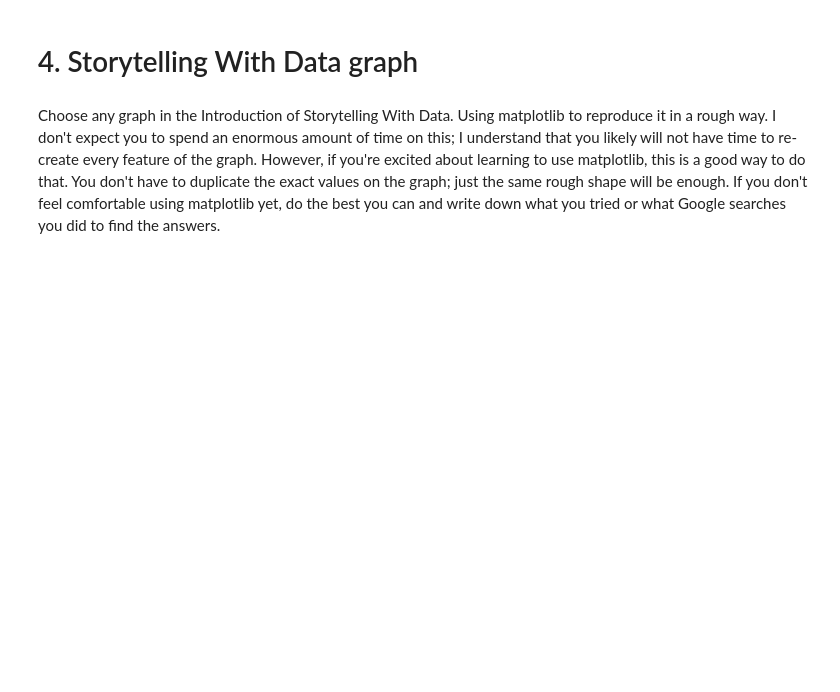
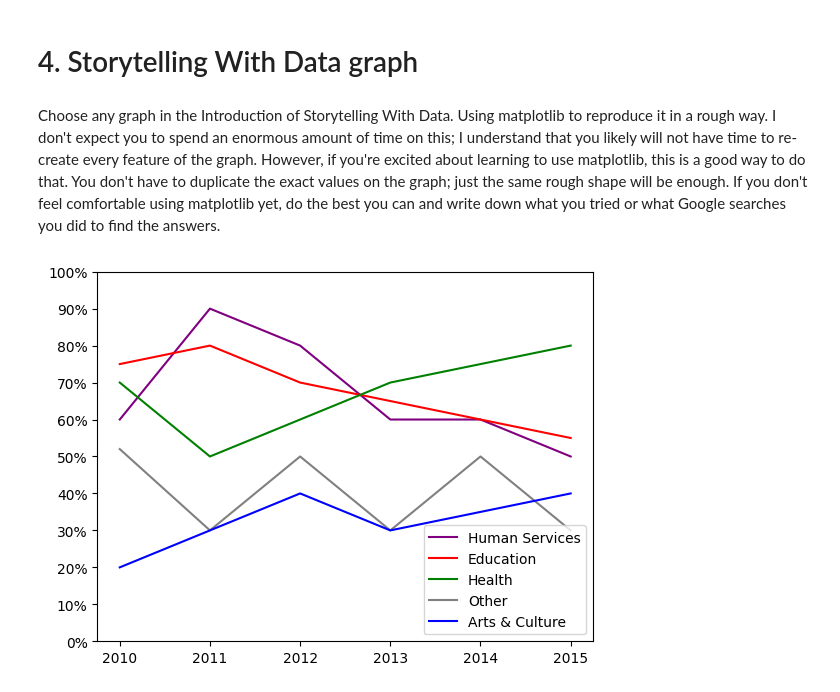
Before and after one commit to joe-bene/AiForLeaders, a Jupyter notebook: Week1.ipynb, the cells around one changed output. Cells and saved outputs as stored; diff of their text form; code cells hidden in the pictures; blank space fills up the shorter version.

```diff
--- a/Week1.ipynb
+++ b/Week1.ipynb
@@ -488,3 +523,23 @@ Text(0.5, 0, 'Birth Date')
 # 4. Storytelling With Data graph
 # %% [markdown]
 Choose any graph in the Introduction of Storytelling With Data.  Using matplotlib to reproduce it in a rough way.  I don't expect you to spend an enormous amount of time on this; I understand that you likely will not have time to re-create every feature of the graph.  However, if you're excited about learning to use matplotlib, this is a good way to do that.  You don't have to duplicate the exact values on the graph; just the same rough shape will be enough.  If you don't feel comfortable using matplotlib yet, do the best you can and write down what you tried or what Google searches you did to find the answers.
+# %%
+# I will be recreating the non profit support graph
+
+purple = [60,90,80,60,60,50]
+years = [2010,2011,2012,2013,2014,2015]
+red = [75,80,70,65,60,55]
+green = [70,50,60,70,75,80]
+grey = [52,30,50,30,50,30]
+blue = [20,30,40,30,35,40]
+
+plt.plot(years,purple,"purple",label="Human Services")
+plt.plot(years,red,"red",label="Education")
+plt.plot(years,green,"green",label="Health")
+plt.plot(years,grey,"grey",label="Other")
+plt.plot(years,blue,"blue",label="Arts & Culture")
+plt.legend()
+plt.yticks([x for x in range(101) if x % 10 == 0],[str(x) + "%" for x in range(101) if x % 10 == 0] )
+None
+# %% [output]
+[figure, added]
```
Also changed, not shown: parts of 7 cells of this notebook.
